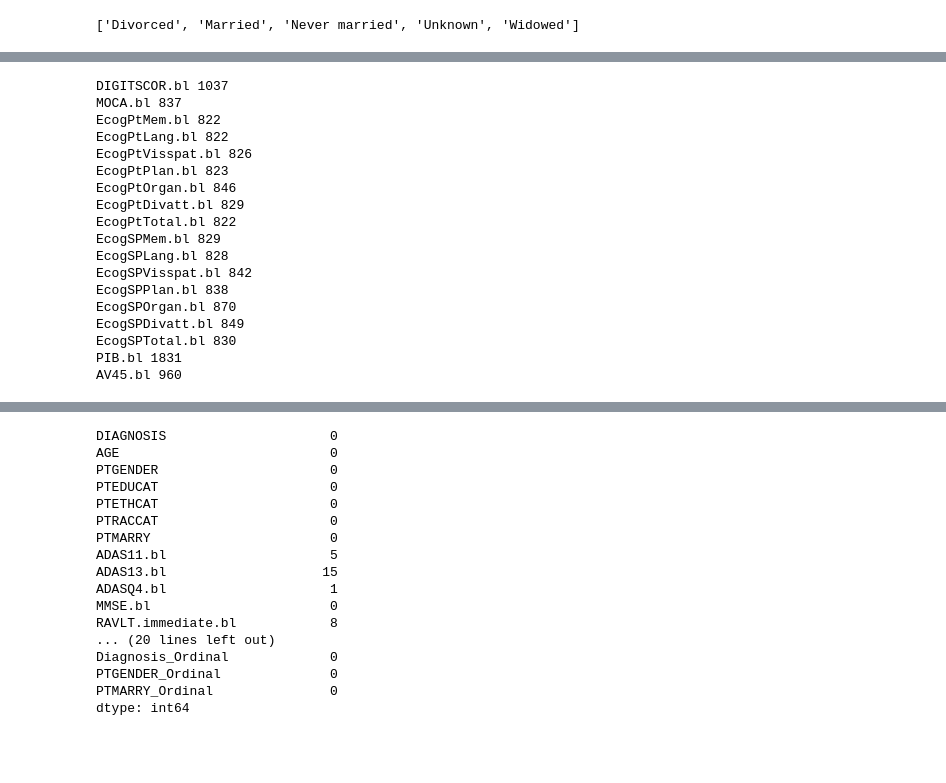
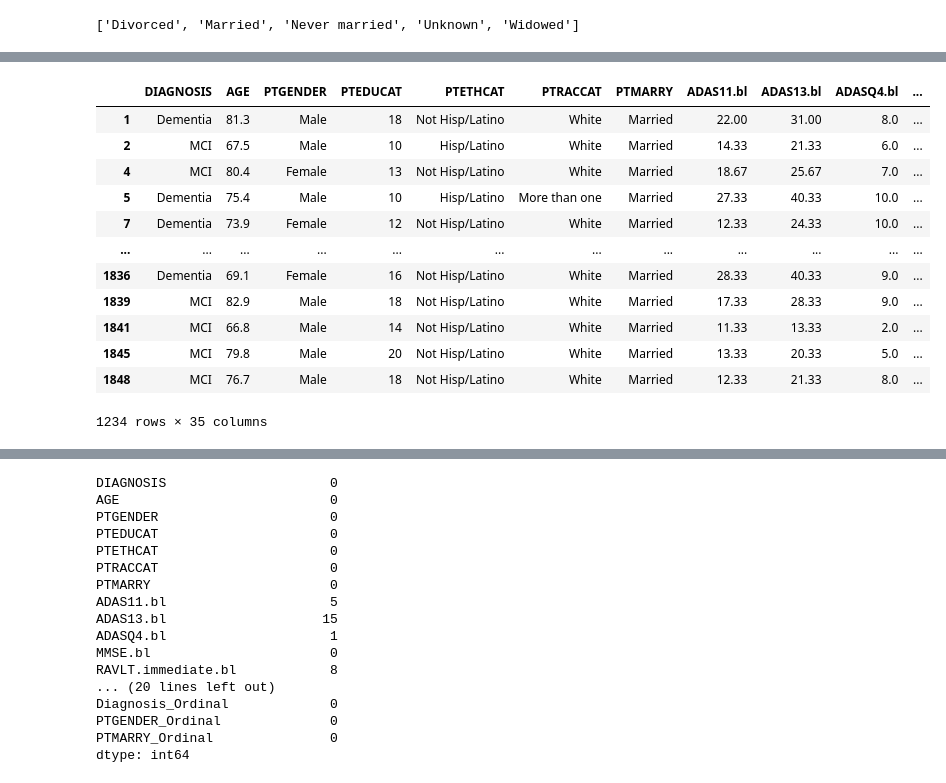
Before and after one commit to CharlotteZepeda/DP-Mini-Project, a Jupyter notebook: mini-project updated-Copy1.ipynb, the cells around one changed output, grey strips where cells are left out. Drawn from its saved outputs; the diff is of its cells as text; code cells hidden in the pictures; blank space fills up the shorter version.

Commit message:
first section tidied
Wrote a couple of functions to tidy up the code
Sorted out categorical variables
Tuned up models' hyperparameters

```diff
--- a/mini-project updated-Copy1.ipynb
+++ b/mini-project updated-Copy1.ipynb
@@ -156,25 +172,26 @@ ad_stats
 # %%
-# Calculating how many variables have <40% NaN
-for column in ad:
-    nan_count = ad[column].isna().sum()
-    if nan_count >= (len(ad)*0.4):
-        print(column, nan_count)
+# I wrote a function to drop variables with >40% NaN
+
+#Calculating how many variables have <40% NaN
+def dropNaNCols(ad):
+    for column in ad:
+        nan_count = ad[column].isna().sum()
+        if nan_count >= (len(ad)*0.4):
+            ad_df = ad_df.drop(column)
+            print(column, nan_count)
+    return ad_df
+ad_df
 # %% [output]
+|  | DIAGNOSIS | AGE | PTGENDER | PTEDUCAT | PTETHCAT | PTRACCAT | PTMARRY | ADAS11.bl | ADAS13.bl | ADASQ4.bl | ... |
+| 1 | Dementia | 81.3 | Male | 18 | Not Hisp/Latino | White | Married | 22.00 | 31.00 | 8.0 | ... |
+| 2 | MCI | 67.5 | Male | 10 | Hisp/Latino | White | Married | 14.33 | 21.33 | 6.0 | ... |
+| 4 | MCI | 80.4 | Female | 13 | Not Hisp/Latino | White | Married | 18.67 | 25.67 | 7.0 | ... |
+| 5 | Dementia | 75.4 | Male | 10 | Hisp/Latino | More than one | Married | 27.33 | 40.33 | 10.0 | ... |
+| 7 | Dementia | 73.9 | Female | 12 | Not Hisp/Latino | White | Married | 12.33 | 24.33 | 10.0 | ... |
+| ... | ... | ... | ... | ... | ... | ... | ... | ... | ... | ... | ... |
+| 1836 | Dementia | 69.1 | Female | 16 | Not Hisp/Latino | White | Married | 28.33 | 40.33 | 9.0 | ... |
+| 1839 | MCI | 82.9 | Male | 18 | Not Hisp/Latino | White | Married | 17.33 | 28.33 | 9.0 | ... |
+| 1841 | MCI | 66.8 | Male | 14 | Not Hisp/Latino | White | Married | 11.33 | 13.33 | 2.0 | ... |
+| 1845 | MCI | 79.8 | Male | 20 | Not Hisp/Latino | White | Married | 13.33 | 20.33 | 5.0 | ... |
+| 1848 | MCI | 76.7 | Male | 18 | Not Hisp/Latino | White | Married | 12.33 | 21.33 | 8.0 | ... |
-DIGITSCOR.bl 1037
-MOCA.bl 837
-EcogPtMem.bl 822
-EcogPtLang.bl 822
-EcogPtVisspat.bl 826
-EcogPtPlan.bl 823
-EcogPtOrgan.bl 846
-EcogPtDivatt.bl 829
-EcogPtTotal.bl 822
-EcogSPMem.bl 829
-EcogSPLang.bl 828
-EcogSPVisspat.bl 842
-EcogSPPlan.bl 838
-EcogSPOrgan.bl 870
-EcogSPDivatt.bl 849
-EcogSPTotal.bl 830
-PIB.bl 1831
-AV45.bl 960
+1234 rows × 35 columns
```
Also changed, not shown: parts of 10 cells of this notebook, 1 other file.
